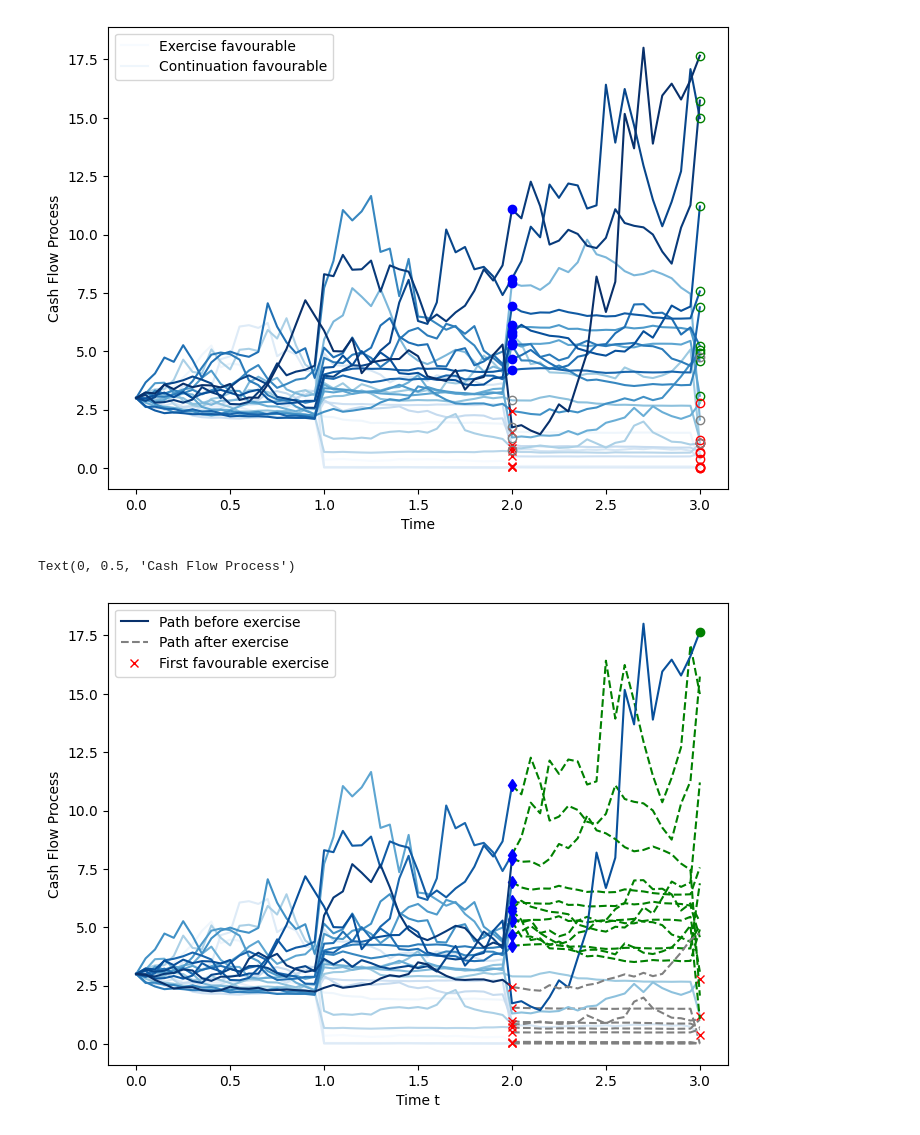
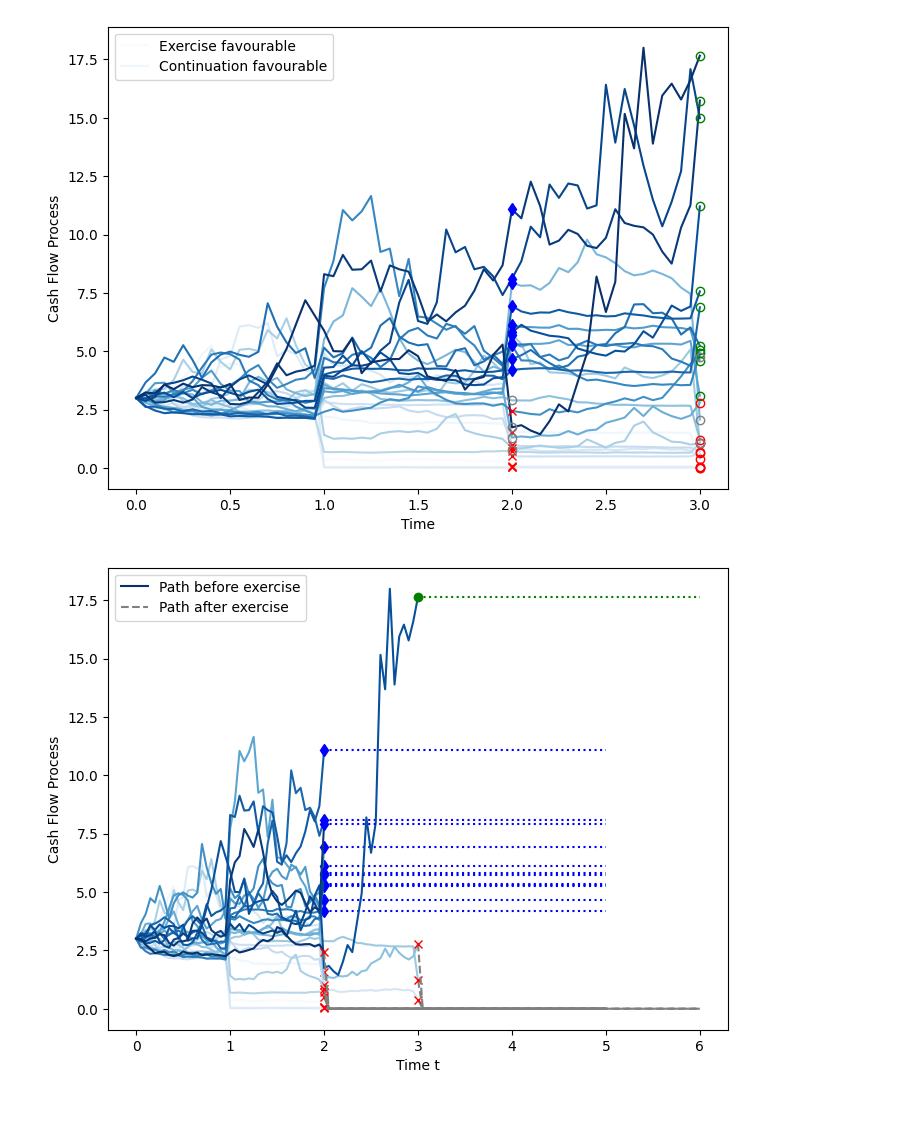
Before and after one commit to Alistair-Russell/Lean-Project-Valuation, a Jupyter notebook: lean_valuation.ipynb, the cells around one changed output. Drawn from its saved outputs; the diff is of its cells as text; code cells hidden in the pictures.

Commit message:
Added realized cashflow path after exercise

```diff
--- a/lean_valuation.ipynb
+++ b/lean_valuation.ipynb
@@ -202,6 +202,8 @@ while idx > 0:
         h = hist[path_id]
         ex_time = TIME_ARRAY[idx]
         ex_val = cf_arr[path_id]
+        # TODO: refactor into its own process
+        real_cf_time = 3*STEP
 
         if d > 0 and h == 2:
             ex_type = 0  # early completion
@@ -209,30 +211,40 @@ while idx > 0:
             completion_times[path_id] = ex_time
             completion_vals[path_id] = ex_val
             # add exercise type, time, and paths to results
-            #paths = cashflow[:,path_id][:ex_time+1] + np.repeat(ex_val, nobs-idx)
-            #path_results.append((ex_id, paths) + FORMATS['completion'])
-            path = cashflow[:,path_id]
+            path = np.concatenate(
+                (cashflow[:,path_id][:idx+1],
+                np.repeat(ex_val, real_cf_time))
+            )
             path_results[path_id] = (ex_type, idx, ex_time, ex_val, path)
 
         elif d < 0 and h == -2:
             ex_type = 1  # early abandonment
             abandon_times[path_id] = ex_time
             abandon_vals[path_id] = ex_val
-            path = cashflow[:,path_id]
+            path = np.concatenate(
+                (cashflow[:,path_id][:idx+1],
+                np.repeat(0, real_cf_time))
+            )
             path_results[path_id] = (ex_type, idx, ex_time, ex_val, path)
 
         elif d > 0 and h > 0:
             ex_type = 2  # success
             success_times[path_id] = ex_time
             success_vals[path_id] = ex_val
-            path = cashflow[:,path_id]
+            path = np.concatenate(
+                (cashflow[:,path_id][:idx+1],
+                np.repeat(ex_val, real_cf_time))
+            )
             path_results[path_id] = (ex_type, idx, ex_time, ex_val, path)
 
         elif d < 0 and h < 0:
             ex_type = 3  # failure
             failure_times[path_id] = ex_time
             failure_vals[path_id] = ex_val
-            path = cashflow[:,path_id]
+            path = np.concatenate(
+                (cashflow[:,path_id][:idx+1],
+                np.repeat(0, real_cf_time))
+            )
             path_results[path_id] = (ex_type, idx, ex_time, ex_val, path)
         else:  # continuation
             continue_times[path_id] = ex_time
@@ -264,9 +276,9 @@ plt.show()
 # %%
 # Formatting for decision types
 FORMATS = {
-    0: ("--", "grey", "d", "blue", "--", "green"),  # completion
+    0: ("--", "grey", "d", "blue", ":", "blue"),  # completion
     1: ("--", "grey", "x", "red", "--", "grey"),    # abandon
-    2: ("--", "grey", "o", "green", "--", "green"), # success
+    2: ("--", "grey", "o", "green", ":", "green"), # success
     3: ("--", "grey", "x", "red", "--", "grey"),    # failure
 }
 
@@ -278,34 +290,38 @@ plt.gca().set_prop_cycle(
     plt.cycler('color', plt.cm.Blues(np.linspace(0, 1, N)))
 )
 
 # given ex_id, cf, ex_line, ex_color, pre_ex_line, pre_ex_color, post_ex_line, post_ex_color,
 n_timesteps, n_paths = cashflow.shape
 for ex_type, ex_idx, ex_time, ex_val, path in path_results.values():
+    # create a new time array depending on the length of the path
+    nobs = path.shape[0]-1
+    TIME_ARRAY = np.linspace(0, nobs/STEP, nobs+1)
+
     # active paths
     (handle_path,) = plt.plot(
         TIME_ARRAY[0 : ex_idx+1],
         path[0 : ex_idx+1],
     )
     # stopped paths
     (handle_stopped_path,) = plt.plot(
         TIME_ARRAY[ex_idx :],
         path[ex_idx :],
         FORMATS[ex_type][4],
         color=FORMATS[ex_type][5]
     )
     # exercise point
     (handle_first_ex,) = plt.plot(
         ex_time, ex_val,
         FORMATS[ex_type][2],
         color=FORMATS[ex_type][3]
     )
 
 plt.legend(
-    [handle_path, handle_stopped_path, handle_first_ex],
-    ["Path before exercise", "Path after exercise", "First favourable exercise"],
+    [handle_path, handle_stopped_path],
+    ["Path before exercise", "Path after exercise"],
 )
 plt.xlabel("Time t")
 plt.ylabel("Cash Flow Process")
+plt.show()
 # %% [output]
-Text(0, 0.5, 'Cash Flow Process')
-[figure, old version]
+[figure, new version]
```
Also changed, not shown: parts of 1 cell of this notebook.
